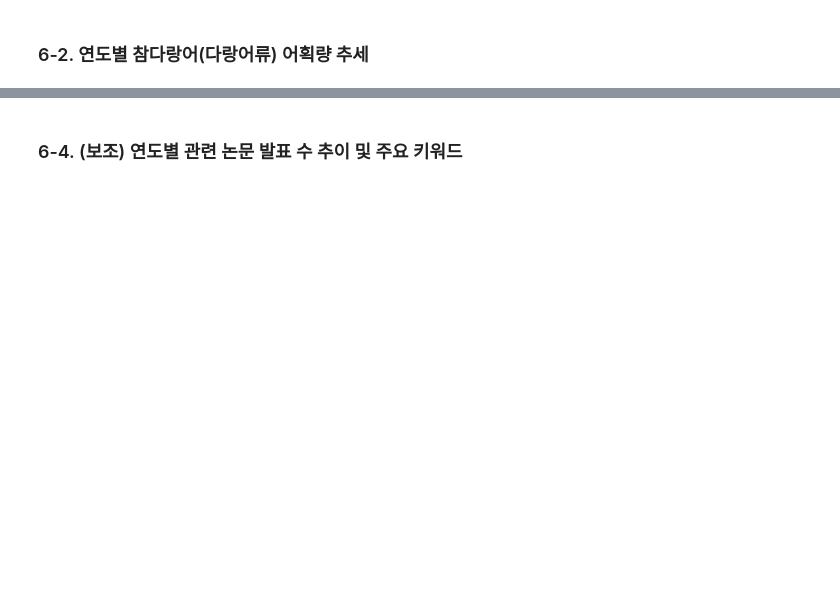
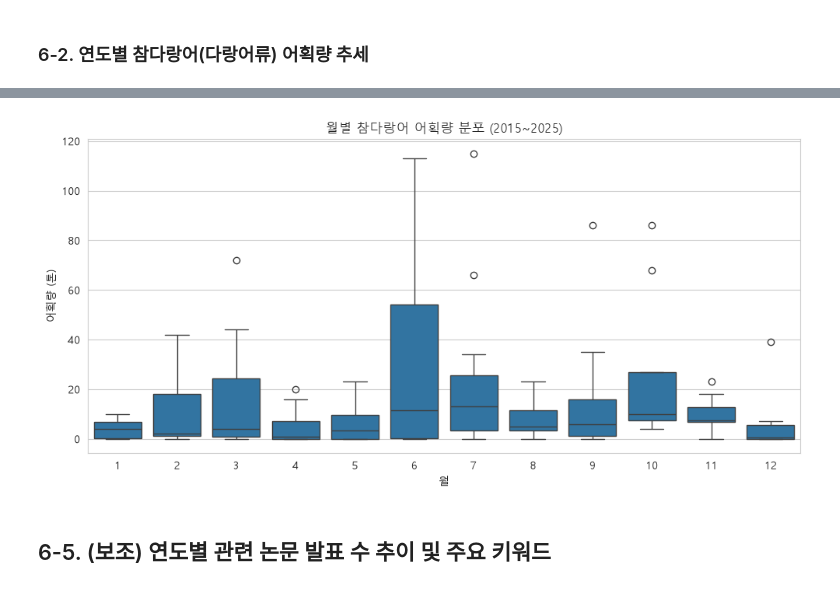
Before and after one commit to Hosung-Jung/ai-data-bootcamp, a Jupyter notebook: D011/D011_웹수집_리포트.ipynb, the cells around one changed output, grey strips where cells are left out. Saved outputs shown, nothing was run; the diff lists cells and outputs as text; code cells hidden in the pictures; blank space fills up the shorter version.

```diff
--- a/D011/D011_웹수집_리포트.ipynb
+++ b/D011/D011_웹수집_리포트.ipynb
@@ -184,2 +492,22 @@ papers_clean_df.head()
+# %%
+plt.rcParams['font.family'] = 'Malgun Gothic'
+plt.rcParams['axes.unicode_minus'] = False
+
+fig, ax = plt.subplots(figsize=(10, 5))
+sns.boxplot(data=merged_df, x="month", y="tuna_catch", ax=ax)
+ax.set_title("월별 참다랑어 어획량 분포 (2015~2025)")
+ax.set_xlabel("월")
+ax.set_ylabel("어획량 (톤)")
+plt.tight_layout()
+plt.show()
+
+# 해석: 참다랑어 어획량은 6월에 변동폭 자체가 가장 크며(정상 범위 내 최대 약 110톤),
+# 7·9·10월에는 평소 범위를 크게 벗어나는 이상치(80~90톤대)가 관찰된다.
+# 1·2·4·12월은 어획량이 낮고 안정적이다. 이러한 계절적 집중 패턴은
+# 여름철 TAC 소진이 빠르게 진행된 뒤 하반기 어획이 제한되는 현상과
+# 시기적으로 겹칠 가능성을 시사하나, 실제 TAC 고시·소진 데이터를
+# 직접 확보하지 못해 이는 간접적 추정에 그친다.
+# %% [output]
+[figure, added]
 # %% [markdown]
-### 6-4. (보조) 연도별 관련 논문 발표 수 추이 및 주요 키워드
+## 6-5. (보조) 연도별 관련 논문 발표 수 추이 및 주요 키워드
```
Also changed, not shown: parts of 32 cells of this notebook.
